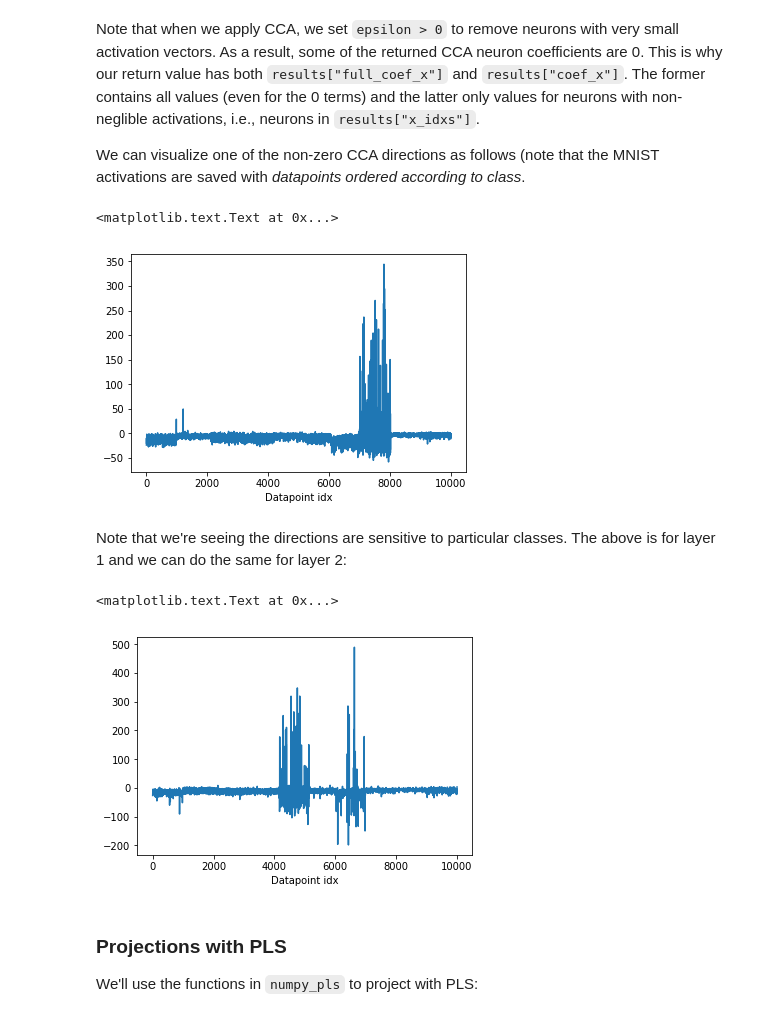
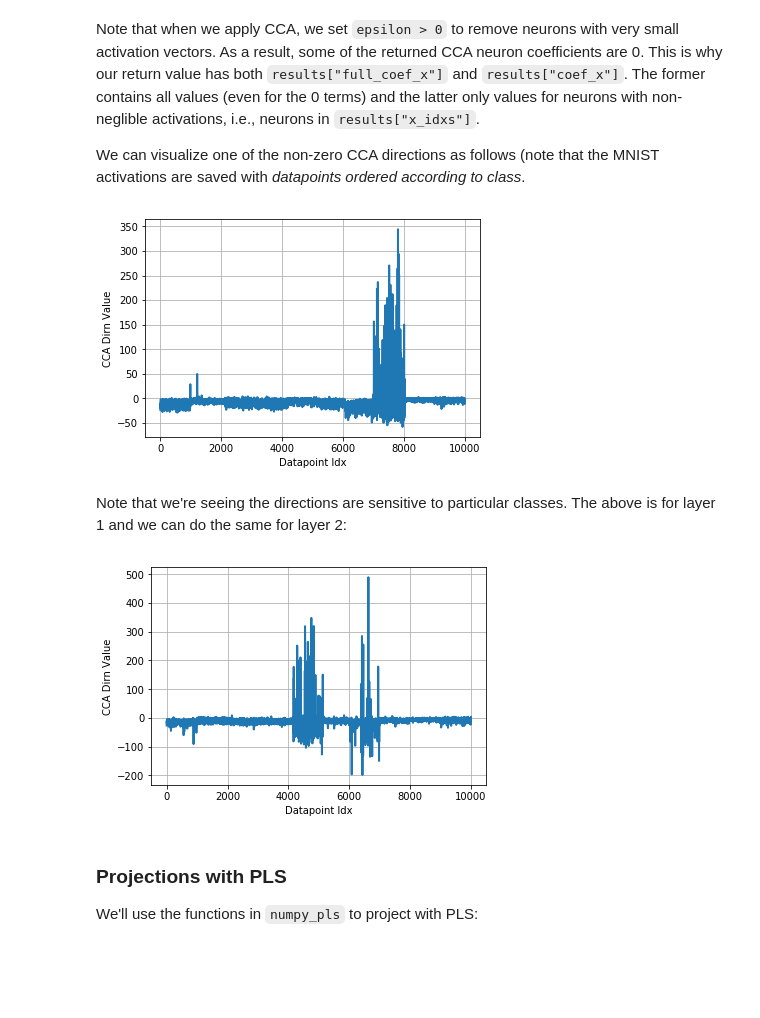
Before and after one commit to google/svcca, a Jupyter notebook: tutorials/003_Other_Methods _Neuron_Ablations_and_Network_Compression.ipynb, the cells around one changed output. Saved outputs shown, nothing was run; the diff lists cells and outputs as text; code cells hidden in the pictures; blank space fills up the shorter version.

```diff
--- a/tutorials/003_Other_Methods _Neuron_Ablations_and_Network_Compression.ipynb
+++ b/tutorials/003_Other_Methods _Neuron_Ablations_and_Network_Compression.ipynb
@@ -15,6 +15,12 @@ sys.path.append("..")
 import cca_core
 import numpy_pls
 import numpy_pca
+# %%
+def _plot_helper(arr, xlabel, ylabel):
+    plt.plot(arr, lw=2.0)
+    plt.xlabel(xlabel)
+    plt.ylabel(ylabel)
+    plt.grid()
 # %% [markdown]
 ### CCA, PLS and PCA
 # %% [markdown]
@@ -89,19 +95,15 @@ Note that when we apply CCA, we set `epsilon > 0` to remove neurons with very sm
 
 We can visualize one of the non-zero CCA directions as follows (note that the MNIST activations are saved with _datapoints ordered according to class_.
 # %%
-plt.plot(cca_proj1[results["x_idxs"]][0])
-plt.xlabel("Datapoint idx")
+_plot_helper(cca_proj1[results["x_idxs"]][0], "Datapoint Idx", "CCA Dirn Value")
 # %% [output]
-<matplotlib.text.Text at 0x...>
-[figure, old version]
+[figure, new version]
 # %% [markdown]
 Note that we're seeing the directions are sensitive to particular classes. The above is for layer 1 and we can do the same for layer 2:
 # %%
-plt.plot(cca_proj2[results["y_idxs"]][0])
-plt.xlabel("Datapoint idx")
+_plot_helper(cca_proj2[results["y_idxs"]][0], "Datapoint Idx", "CCA Dirn Value")
 # %% [output]
-<matplotlib.text.Text at 0x...>
-[figure, old version]
+[figure, new version]
 # %% [markdown]
 ### Projections with PLS
 
```
Also changed, not shown: parts of 8 cells of this notebook, 2 other files.
